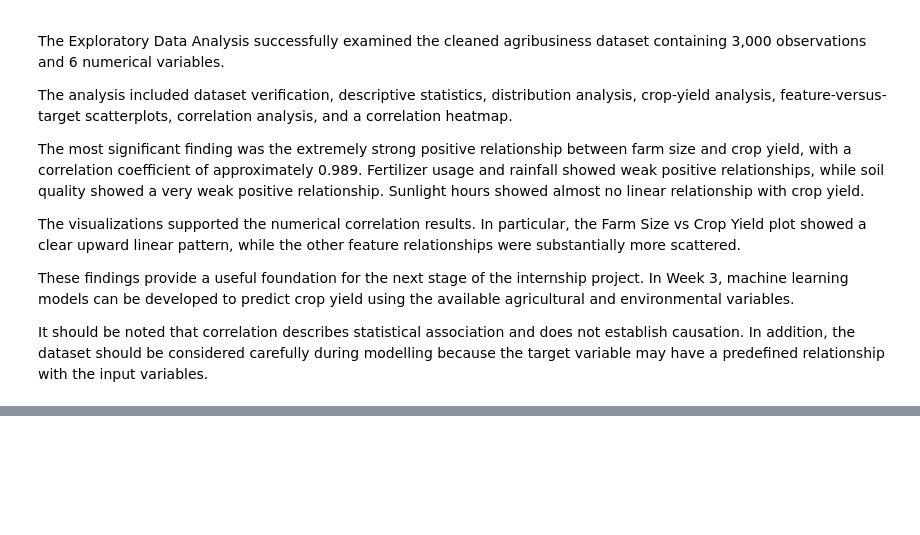
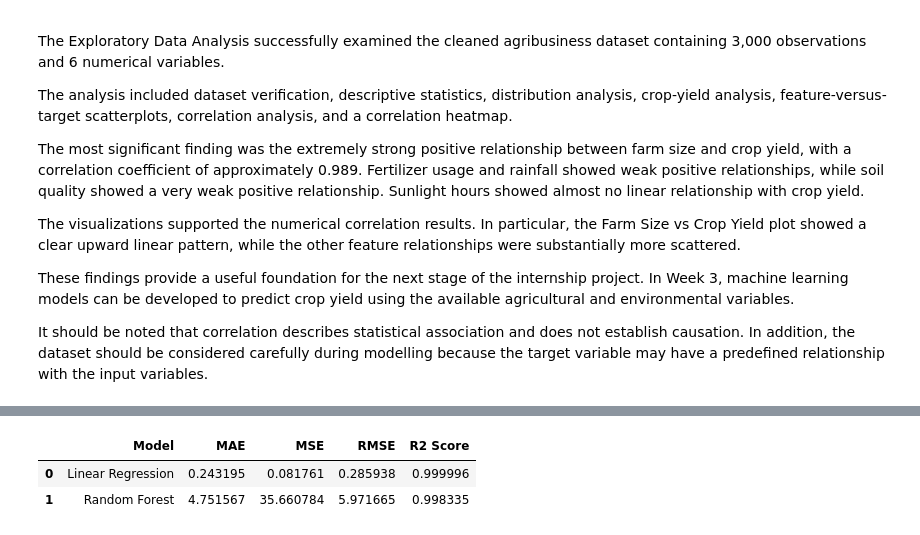
Before and after one commit to Chandril6290Da/agribusiness-crop-yield-analysis, a Jupyter notebook: Notebook/Agribusiness_Crop_Yield_Analysis.ipynb, the cells around one changed output, grey strips where cells are left out. Cells and saved outputs as stored; diff of their text form; code cells hidden in the pictures; blank space fills up the shorter version.

```diff
--- a/Notebook/Agribusiness_Crop_Yield_Analysis.ipynb
+++ b/Notebook/Agribusiness_Crop_Yield_Analysis.ipynb
@@ -910,0 +1146,39 @@ It should be noted that correlation describes statistical association and does n
+# %%
+def evaluate_model(model_name, actual, predicted):
+
+    mae = mean_absolute_error(actual, predicted)
+    mse = mean_squared_error(actual, predicted)
+    rmse = np.sqrt(mse)
+    r2 = r2_score(actual, predicted)
+
+    return {
+        "Model": model_name,
+        "MAE": mae,
+        "MSE": mse,
+        "RMSE": rmse,
+        "R2 Score": r2
+    }
+
+
+linear_results = evaluate_model(
+    "Linear Regression",
+    y_test,
+    linear_predictions
+)
+
+rf_results = evaluate_model(
+    "Random Forest",
+    y_test,
+    rf_predictions
+)
+
+results = pd.DataFrame([
+    linear_results,
+    rf_results
+])
+
+display(results)
+# %% [output]
+|  | Model | MAE | MSE | RMSE | R2 Score |
+| 0 | Linear Regression | 0.243195 | 0.081761 | 0.285938 | 0.999996 |
+| 1 | Random Forest | 4.751567 | 35.660784 | 5.971665 | 0.998335 |
```
Also changed, not shown: parts of 25 cells of this notebook, 2 other files.
